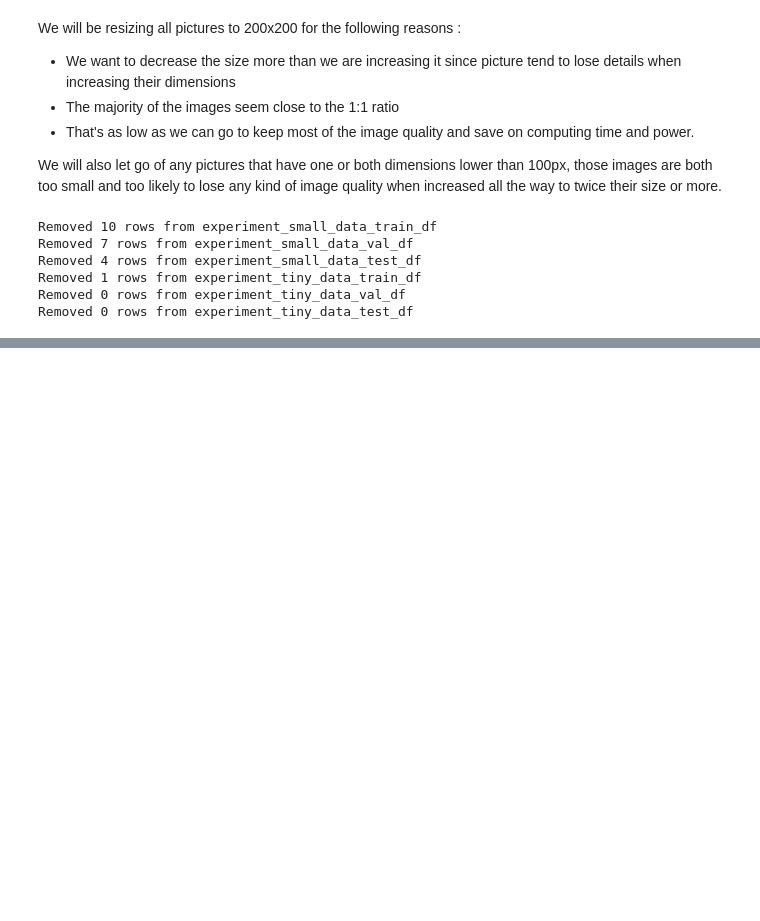
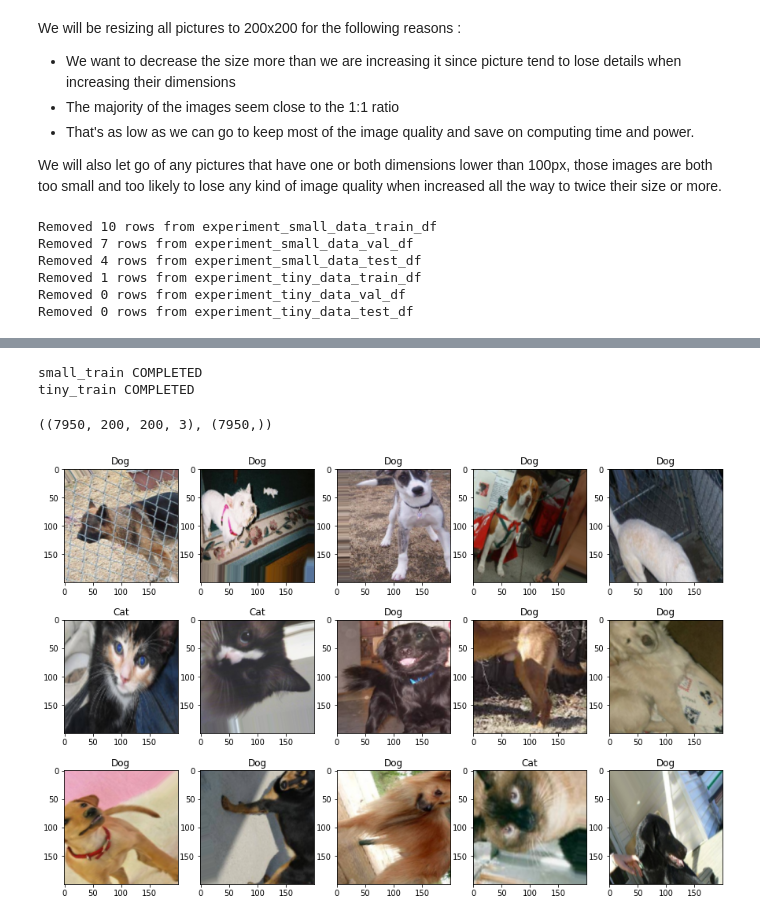
Before and after one commit to SamiFatmi/Deep-Learning-SAMI-FATMI, a Jupyter notebook: Lab/lab.ipynb, the cells around one changed output, grey strips where cells are left out. Cells and saved outputs as stored; diff of their text form; code cells hidden in the pictures; blank space fills up the shorter version.

Commit message:
Finished data augmentation

```diff
--- a/Lab/lab.ipynb
+++ b/Lab/lab.ipynb
@@ -271,0 +243,49 @@ for key in df_dict :
+# %%
+# data augmentation
+
+from tensorflow.keras.preprocessing.image import ImageDataGenerator
+
+image_generator = ImageDataGenerator(
+    rotation_range=90,
+    shear_range=0.2,
+    zoom_range=[0.5,1.0],
+    horizontal_flip=True,
+    height_shift_range=0.2,
+    width_shift_range=0.2
+)
+
+for key in ["small_train","tiny_train"]:
+    X,Y = scaled_data_dict[key]
+    augm_X = []
+    augm_Y = []
+
+    for (ind,img),label in zip(enumerate(X),Y) :
+        x = np.expand_dims(img,0)
+        iterator = image_generator.flow(x, batch_size=32)
+
+        for _ in range(5) :
+            next_image = np.array(iterator.next()[0])
+            augm_X.append(next_image)
+            augm_Y.append(label)
+
+    scaled_data_dict[f"{key}_augm"]  = shuffle(np.array(augm_X),np.array(augm_Y))
+    print(f"{key} COMPLETED")
+# %% [output]
+small_train COMPLETED
+tiny_train COMPLETED
+# %%
+X_train_augm, y_train_augm = scaled_data_dict["small_train_augm"]
+
+X_train_augm.shape , y_train_augm.shape
+# %% [output]
+((7950, 200, 200, 3), (7950,))
+# %%
+fig,ax = plt.subplots(3,5,figsize=(15,10))
+
+for i,axe in enumerate(ax.flatten()):
+    axe.imshow(X_train_augm[i])
+    axe.set_title("Dog" if y_train_augm[i]==1 else "Cat")
+
+plt.show()
+# %% [output]
+[figure, added]
```
Also changed, not shown: parts of 8 cells of this notebook.
